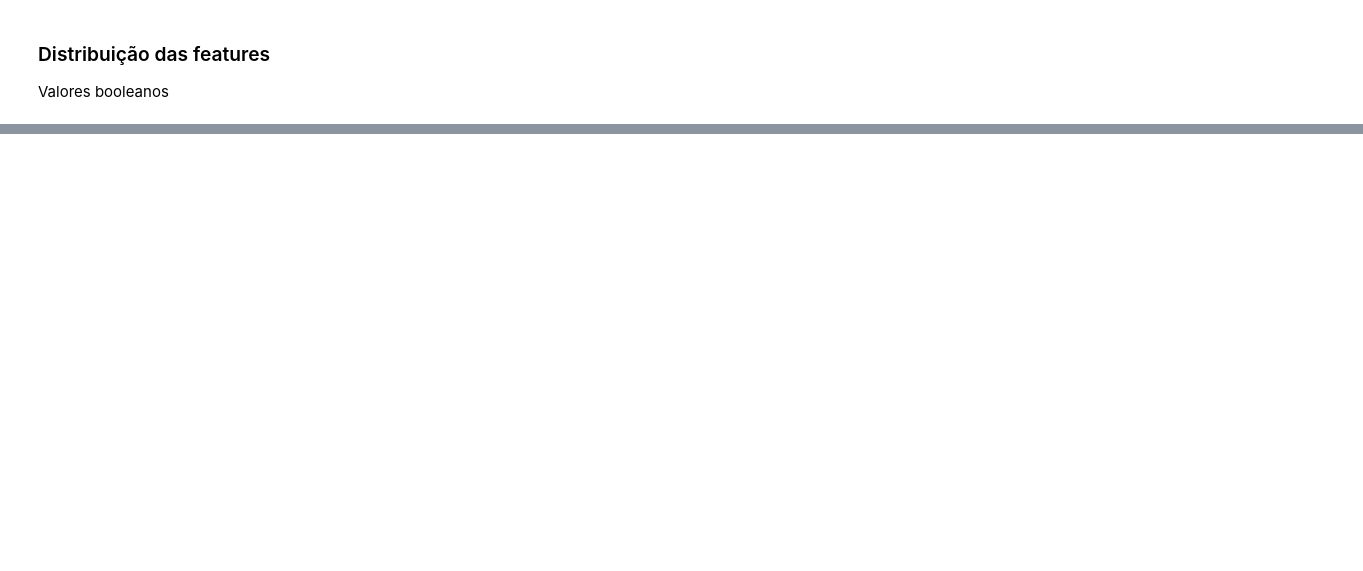
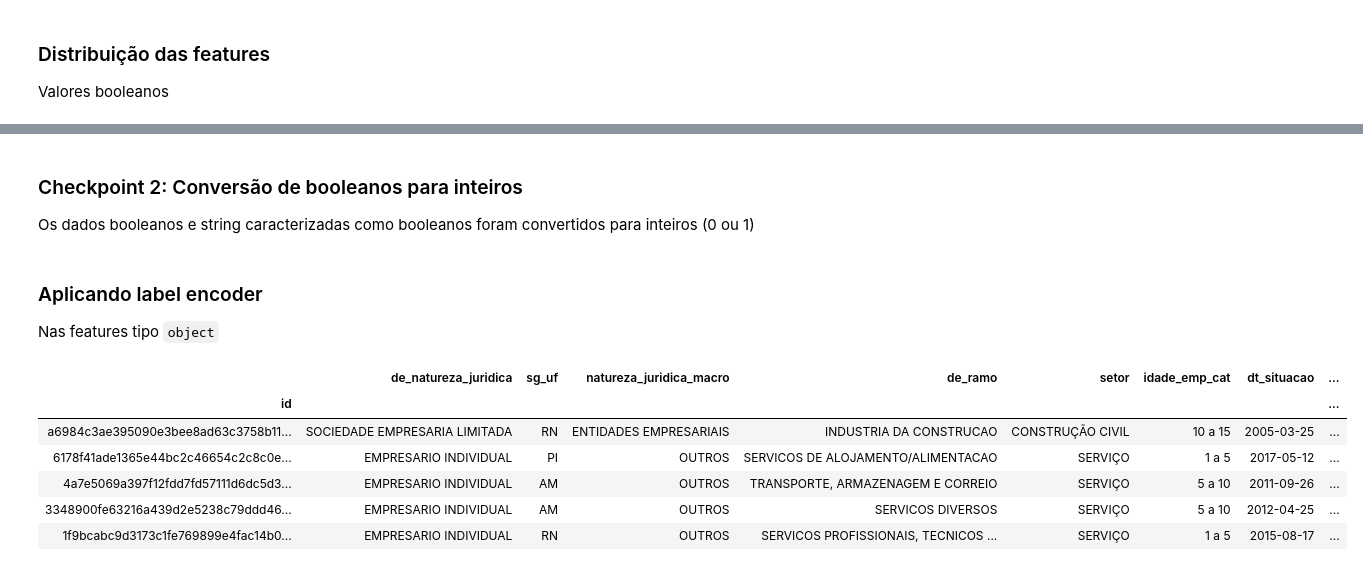
Before and after one commit to codenation-dev/squad-2-ad-xp-data-science-1, a Jupyter notebook: Projeto Final/DataFrameOrg.ipynb, the cells around one changed output, grey strips where cells are left out. Cells and saved outputs as stored; diff of their text form; code cells hidden in the pictures; blank space fills up the shorter version.

```diff
--- a/Projeto Final/DataFrameOrg.ipynb
+++ b/Projeto Final/DataFrameOrg.ipynb
@@ -274 +287,41 @@ To output multiple subplots, the figure containing the passed axes is being clea
 [figure]
+# %%
+# dropando features booleanas antigas do dataset ok
+cols = list(df_market_bool.columns)
+# cols.remove('key_0')
+
+df_market_ok.drop(cols, inplace=True, axis=1)
+# %%
+def index_adjust(df, index='id'):
+    """
+    Ajuste do index do data frame após o merge com
+    outro dataset
+
+    Parâmetros:
+
+    df: dataframe com o index a ser ajustado
+    index: nome do index a ser ajustado (opcional)
+    """
+    df.drop('key_0', inplace=True, axis=1)
+    df.rename(columns = {"key_1": index}, inplace = True)
+    df.set_index(index, inplace=True)
+
+    return df
+# %%
+# merge do dataset ok com dataset bool
+df_market_ok = pd.merge(df_market_ok, df_market_bool, on=[df_market_ok.index, df_market_bool.index])
+
+# ajustando index do dataset ok
+df_market_ok = index_adjust(df_market_ok)
+
+# df_market_ok.head()
+df_market_bool.head()
+
+# drop dos booleanos com apenas um valor (apenas true ou apenas false)
+for col in df_market_bool:
+    print(col)
+    print()
+#     if df_market_ok[col].sum() / df_market_ok[col].count() < 0.01:
+#         print(col)
+
+df_market_ok.head()
@@ -274,0 +347,3 @@ To output multiple subplots, the figure containing the passed axes is being clea
+# %% [markdown]
+### Checkpoint 2: Conversão de booleanos para inteiros
+Os dados booleanos e string caracterizadas como booleanos foram convertidos para inteiros (0 ou 1)
@@ -274,0 +353,15 @@ To output multiple subplots, the figure containing the passed axes is being clea
+# %% [markdown]
+### Aplicando label encoder
+Nas features tipo `object`
+# %%
+# separando os tipos object
+df_market_obj = df_market_ok.select_dtypes(['object'])
+df_market_obj.head()
+# %% [output]
+|  | de_natureza_juridica | sg_uf | natureza_juridica_macro | de_ramo | setor | idade_emp_cat | dt_situacao | ... |
+| id |  |  |  |  |  |  |  | ... |
+| a6984c3ae395090e3bee8ad63c3758b11... | SOCIEDADE EMPRESARIA LIMITADA | RN | ENTIDADES EMPRESARIAIS | INDUSTRIA DA CONSTRUCAO | CONSTRUÇÃO CIVIL | 10 a 15 | 2005-03-25 | ... |
+| 6178f41ade1365e44bc2c46654c2c8c0e... | EMPRESARIO INDIVIDUAL | PI | OUTROS | SERVICOS DE ALOJAMENTO/ALIMENTACAO | SERVIÇO | 1 a 5 | 2017-05-12 | ... |
+| 4a7e5069a397f12fdd7fd57111d6dc5d3... | EMPRESARIO INDIVIDUAL | AM | OUTROS | TRANSPORTE, ARMAZENAGEM E CORREIO | SERVIÇO | 5 a 10 | 2011-09-26 | ... |
+| 3348900fe63216a439d2e5238c79ddd46... | EMPRESARIO INDIVIDUAL | AM | OUTROS | SERVICOS DIVERSOS | SERVIÇO | 5 a 10 | 2012-04-25 | ... |
+| 1f9bcabc9d3173c1fe769899e4fac14b0... | EMPRESARIO INDIVIDUAL | RN | OUTROS | SERVICOS PROFISSIONAIS, TECNICOS ... | SERVIÇO | 1 a 5 | 2015-08-17 | ... |
```
Also changed, not shown: parts of 22 cells of this notebook, 1 other file.
